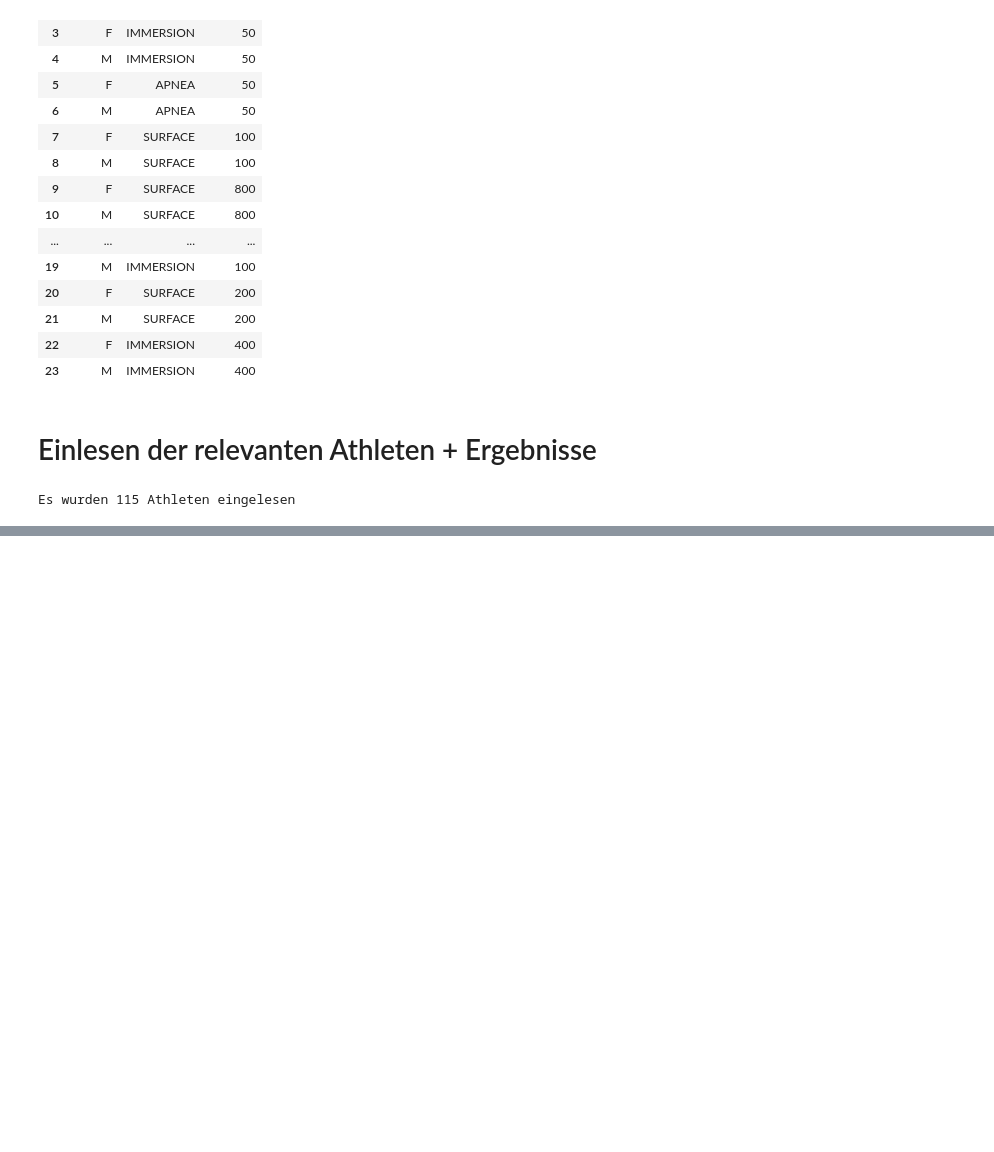
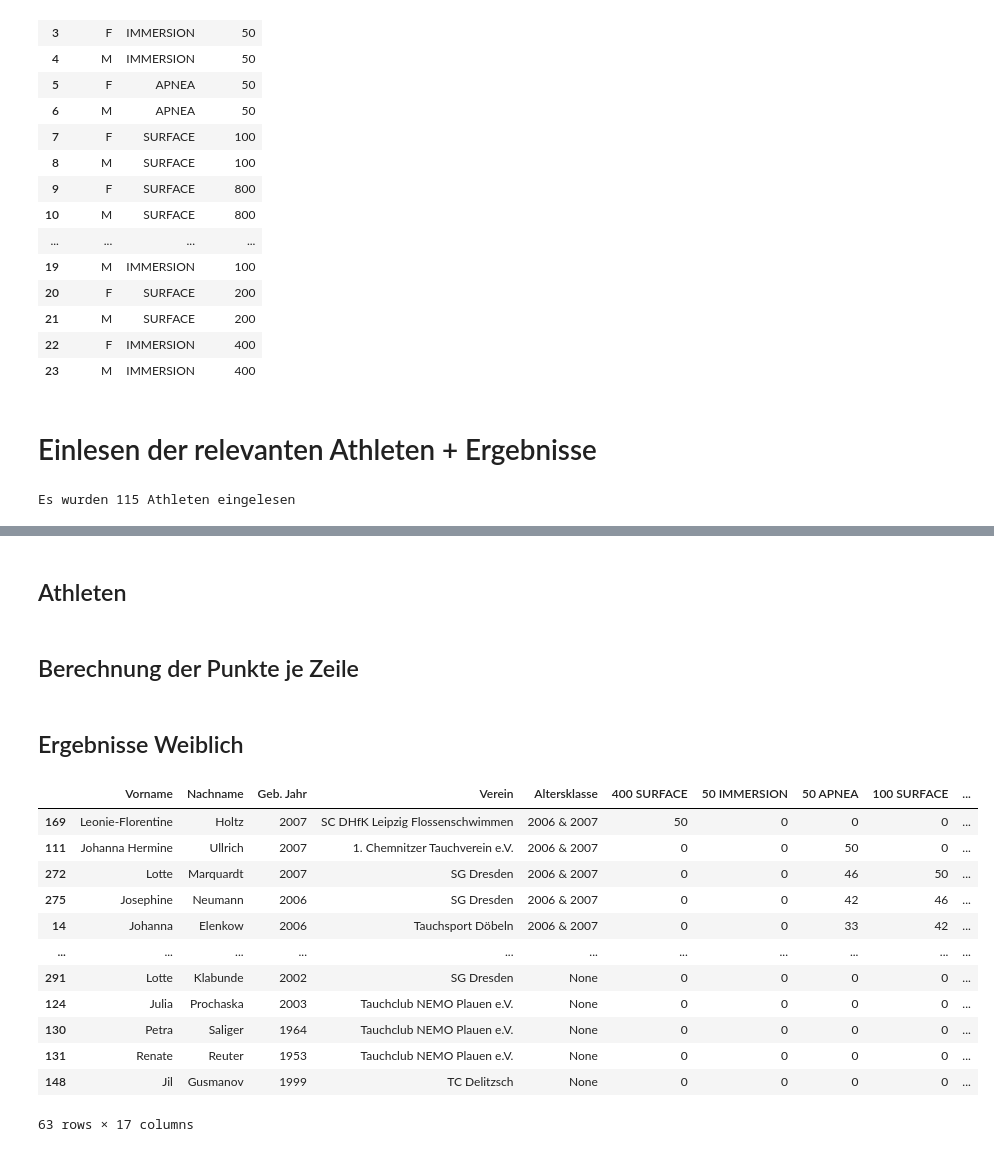
Before and after one commit to pacnos/Auswertung-Finswimming, a Jupyter notebook: scripts/auswertung.ipynb, the cells around one changed output, grey strips where cells are left out. Cells and saved outputs as stored; diff of their text form; code cells hidden in the pictures; blank space fills up the shorter version.

```diff
--- a/scripts/auswertung.ipynb
+++ b/scripts/auswertung.ipynb
@@ -141,0 +259,2 @@ Es wurden 115 Athleten eingelesen
+# %% [markdown]
+## Athleten
@@ -141,0 +289,2 @@ Es wurden 115 Athleten eingelesen
+# %% [markdown]
+## Berechnung der Punkte je Zeile
@@ -141,0 +303,21 @@ Es wurden 115 Athleten eingelesen
+# %% [markdown]
+## Ergebnisse Weiblich
+# %%
+df_female = pd.DataFrame.from_dict(rows_f, orient="index", columns=headers_f)
+df_female["Summe"] = df_female.apply(calc_points_per_athlete, axis=1)
+df_female.sort_values(by=["Altersklasse", "Summe"], ascending=[True, False], inplace=True)
+df_female
+# %% [output]
+|  | Vorname | Nachname | Geb. Jahr | Verein | Altersklasse | 400 SURFACE | 50 IMMERSION | 50 APNEA | 100 SURFACE | ... |
+| 169 | Leonie-Florentine | Holtz | 2007 | SC DHfK Leipzig Flossenschwimmen | 2006 & 2007 | 50 | 0 | 0 | 0 | ... |
+| 111 | Johanna Hermine | Ullrich | 2007 | 1. Chemnitzer Tauchverein e.V. | 2006 & 2007 | 0 | 0 | 50 | 0 | ... |
+| 272 | Lotte | Marquardt | 2007 | SG Dresden | 2006 & 2007 | 0 | 0 | 46 | 50 | ... |
+| 275 | Josephine | Neumann | 2006 | SG Dresden | 2006 & 2007 | 0 | 0 | 42 | 46 | ... |
+| 14 | Johanna | Elenkow | 2006 | Tauchsport Döbeln | 2006 & 2007 | 0 | 0 | 33 | 42 | ... |
+| ... | ... | ... | ... | ... | ... | ... | ... | ... | ... | ... |
+| 291 | Lotte | Klabunde | 2002 | SG Dresden | None | 0 | 0 | 0 | 0 | ... |
+| 124 | Julia | Prochaska | 2003 | Tauchclub NEMO Plauen e.V. | None | 0 | 0 | 0 | 0 | ... |
+| 130 | Petra | Saliger | 1964 | Tauchclub NEMO Plauen e.V. | None | 0 | 0 | 0 | 0 | ... |
+| 131 | Renate | Reuter | 1953 | Tauchclub NEMO Plauen e.V. | None | 0 | 0 | 0 | 0 | ... |
+| 148 | Jil | Gusmanov | 1999 | TC Delitzsch | None | 0 | 0 | 0 | 0 | ... |
+63 rows × 17 columns
```
Also changed, not shown: parts of 30 cells of this notebook.
